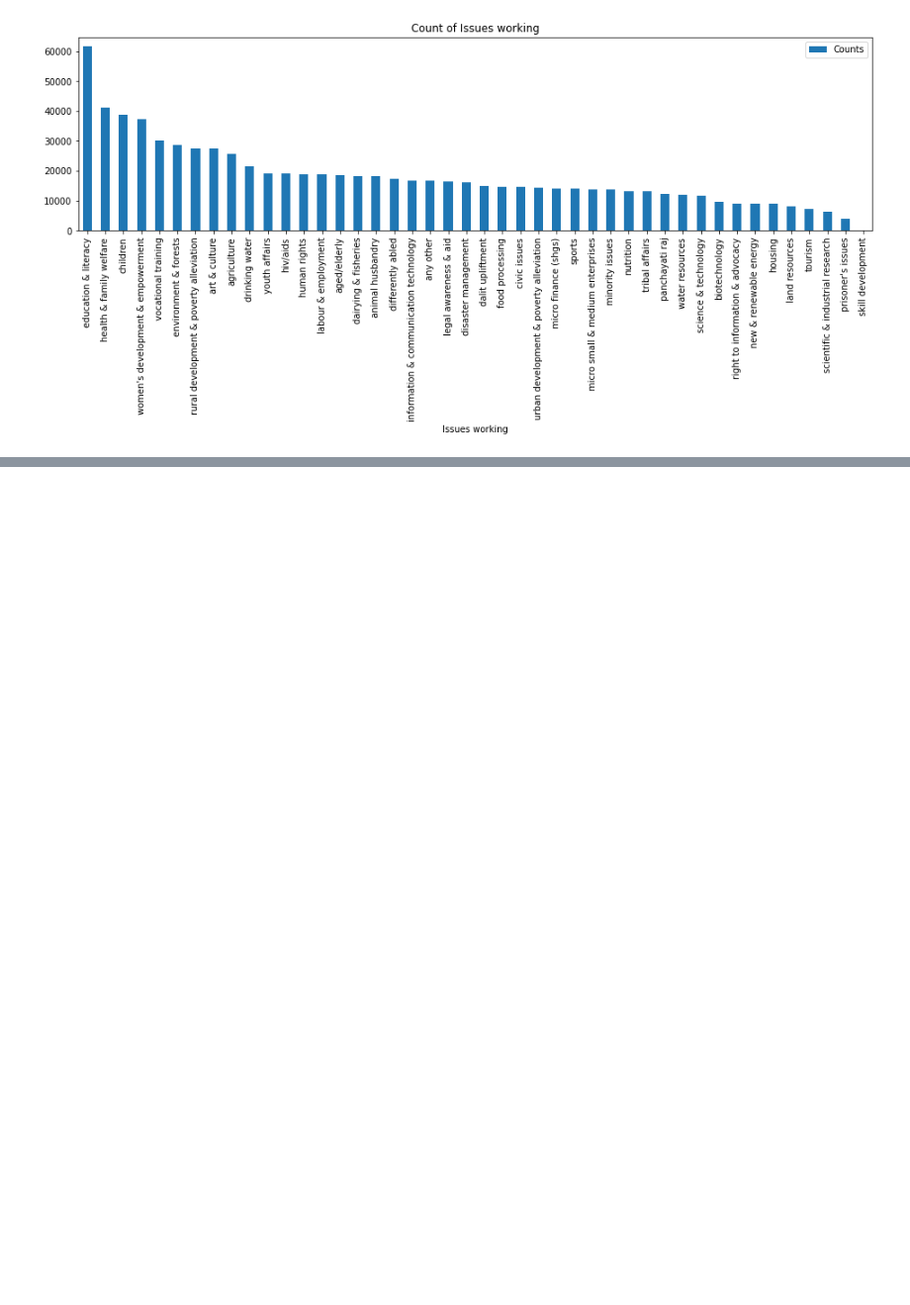
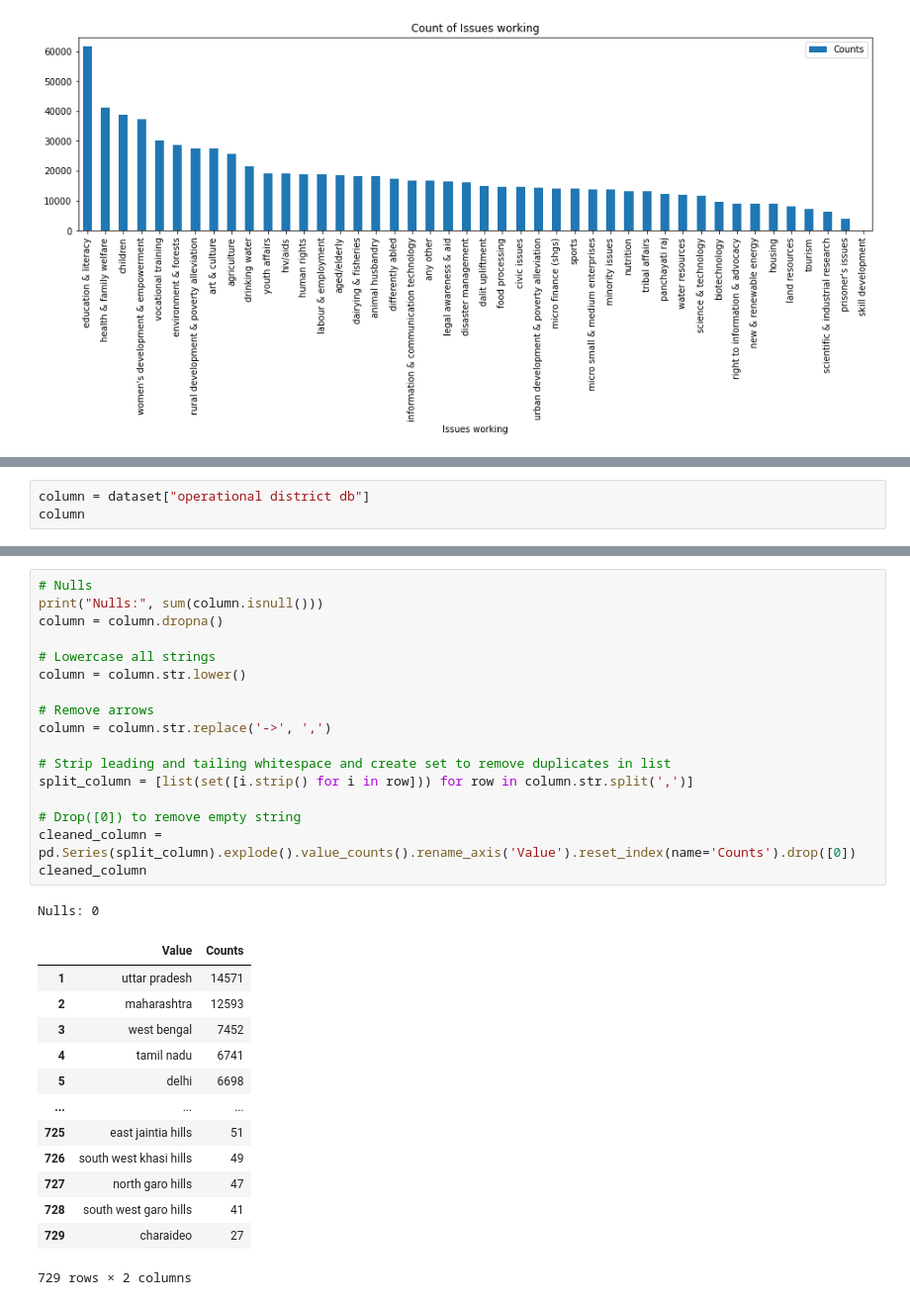
Before and after one commit to shayan-khoygani/Codebook, a Jupyter notebook: 42621 Final_Data_ngodarpan.gov.in/42621 Final_Data_ngodarpan.gov.in.ipynb, the cells around one changed output, grey strips where cells are left out. Shown at 99% size. Drawn from its saved outputs; the diff is of its cells as text; blank space fills up the shorter version.

Commit message:
operational district db

```diff
--- a/42621 Final_Data_ngodarpan.gov.in/42621 Final_Data_ngodarpan.gov.in.ipynb
+++ b/42621 Final_Data_ngodarpan.gov.in/42621 Final_Data_ngodarpan.gov.in.ipynb
@@ -831,0 +840,3 @@ plt.show()
+# %%
+column = dataset["operational district db"]
+column
@@ -831,0 +856,32 @@ plt.show()
+# %%
+# Nulls
+print("Nulls:", sum(column.isnull()))
+column = column.dropna()
+
+# Lowercase all strings
+column = column.str.lower()
+
+# Remove arrows
+column = column.str.replace('->', ',')
+
+# Strip leading and tailing whitespace and create set to remove duplicates in list
+split_column = [list(set([i.strip() for i in row])) for row in column.str.split(',')]
+
+# Drop([0]) to remove empty string
+cleaned_column = pd.Series(split_column).explode().value_counts().rename_axis('Value').reset_index(name='Counts').drop([0])
+cleaned_column
+# %% [output]
+Nulls: 0
+|  | Value | Counts |
+| 1 | uttar pradesh | 14571 |
+| 2 | maharashtra | 12593 |
+| 3 | west bengal | 7452 |
+| 4 | tamil nadu | 6741 |
+| 5 | delhi | 6698 |
+| ... | ... | ... |
+| 725 | east jaintia hills | 51 |
+| 726 | south west khasi hills | 49 |
+| 727 | north garo hills | 47 |
+| 728 | south west garo hills | 41 |
+| 729 | charaideo | 27 |
+729 rows × 2 columns
```
Also changed, not shown: parts of 6 cells of this notebook.
